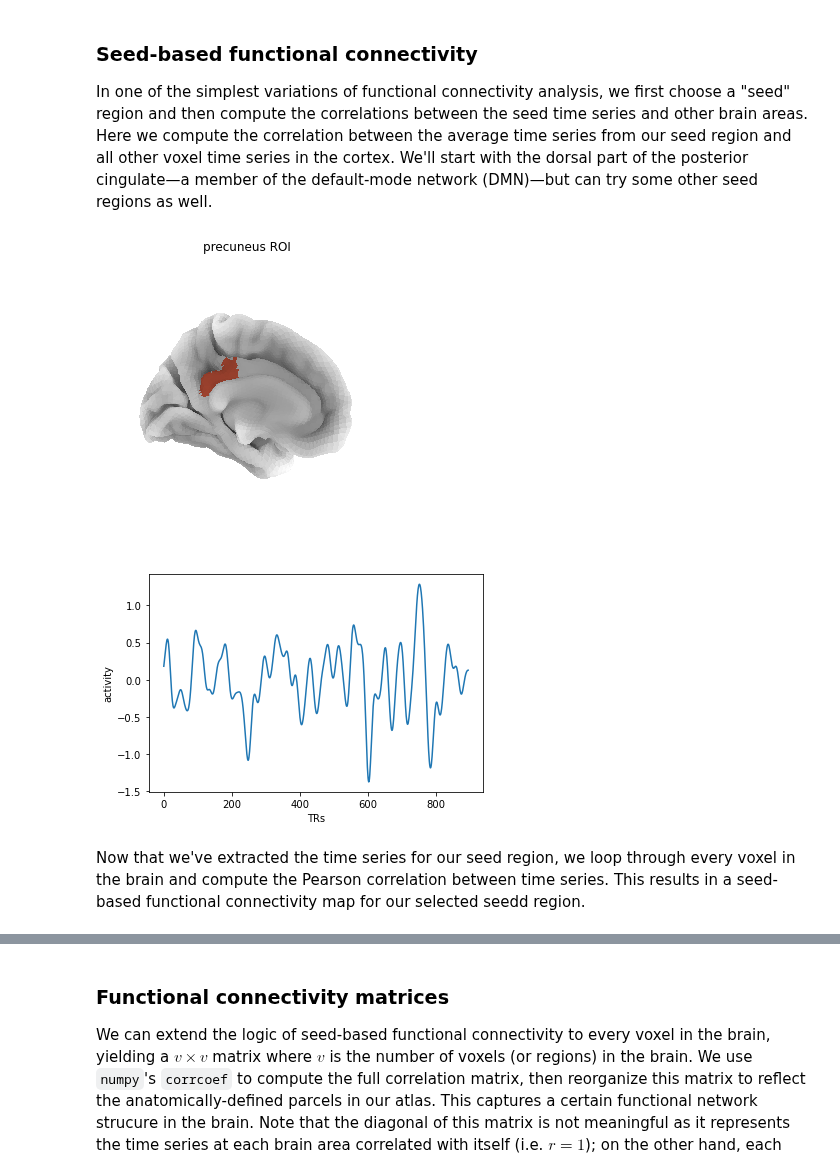
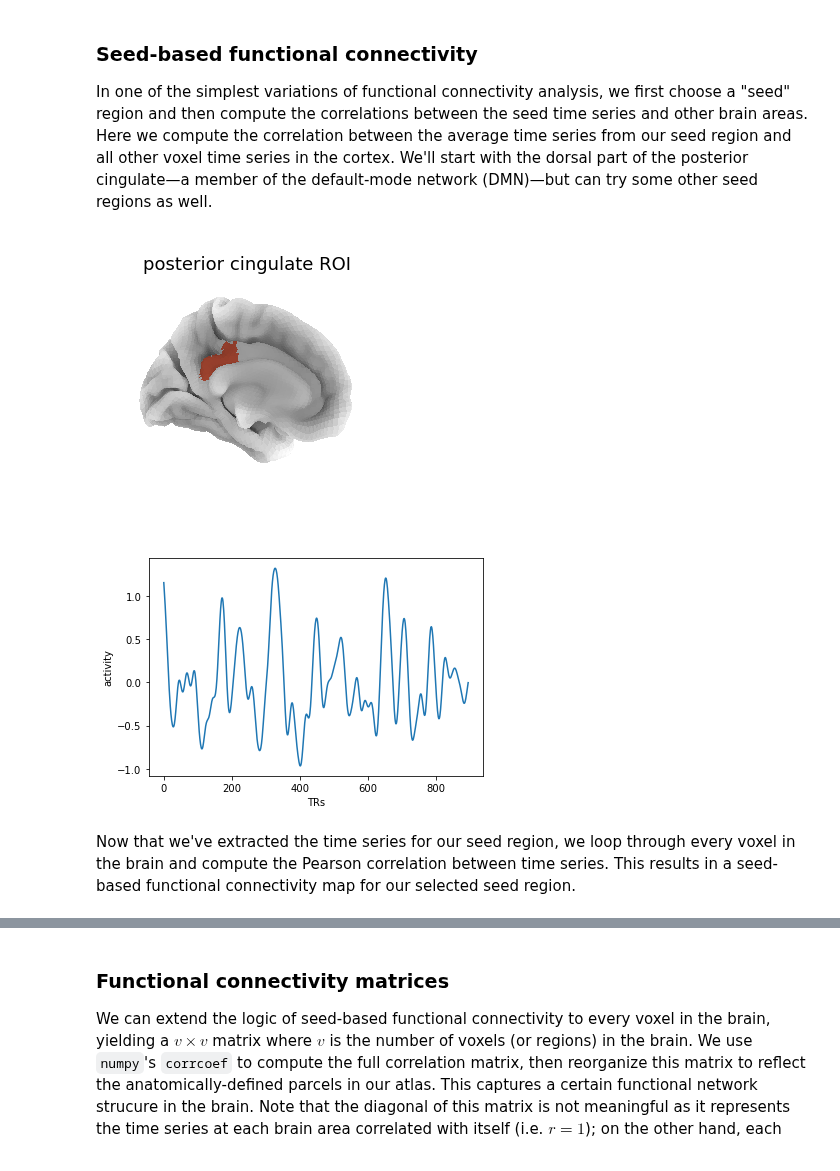
Before and after one commit to yunchang-z/neu502b-lab, a Jupyter notebook: fmri-12/fmri-12-fc.ipynb, the cells around one changed output, grey strips where cells are left out. Saved outputs shown, nothing was run; the diff lists cells and outputs as text; code cells hidden in the pictures.

Commit message:
Update functional connectivity demo

```diff
--- a/fmri-12/fmri-12-fc.ipynb
+++ b/fmri-12/fmri-12-fc.ipynb
@@ -12,7 +12,7 @@ We'll explore functional connectivity analysis on a public resting-state dataset
 # Load NKI-Rockland resting-state dataset
 from nilearn import datasets
 
-data_dir = '/jukebox/PNI-classes/students/NEU502/2021/nilearn-data'
+data_dir = '/jukebox/PNI-classes/students/NEU502/2022/nilearn-data'
 nki_dataset = datasets.fetch_surf_nki_enhanced(n_subjects=1,
                                                data_dir=data_dir)
 
@@ -57,27 +57,27 @@ roi_vertices = np.where(parcellation == labels.index(roi_label))[0]
 # %%
 # Transform ROI indices in ROI map
 roi_map = np.zeros(parcellation.shape[0], dtype=int)
 roi_map[roi_vertices] = 1
 
 # Plot ROI on surface
 plot_surf_roi(fsaverage5['pial_left'], roi_map=roi_map,
               hemi='left', view='medial', cmap='Reds',
               bg_map=fsaverage5['sulc_left'], bg_on_data=True,
-              title='precuneus ROI')
+              title='posterior cingulate ROI')
 plt.show()
 
 # Extract time series from seed region
 func_roi = np.mean(func_data[:, roi_vertices], axis=1)
 
 # Plot seed time series
 plt.plot(func_roi)
 plt.xlabel('TRs')
 plt.ylabel('activity');
 # %% [output]
-[figure, old version]
+[figure, new version]
-[figure, old version]
+[figure, new version]
 # %% [markdown]
-Now that we've extracted the time series for our seed region, we loop through every voxel in the brain and compute the Pearson correlation between time series. This results in a seed-based functional connectivity map for our selected seedd region.
+Now that we've extracted the time series for our seed region, we loop through every voxel in the brain and compute the Pearson correlation between time series. This results in a seed-based functional connectivity map for our selected seed region.
 # %%
 # Compute seed-based functional connectivity map
 from scipy.stats import pearsonr
```
Also changed, not shown: parts of 3 cells of this notebook.
